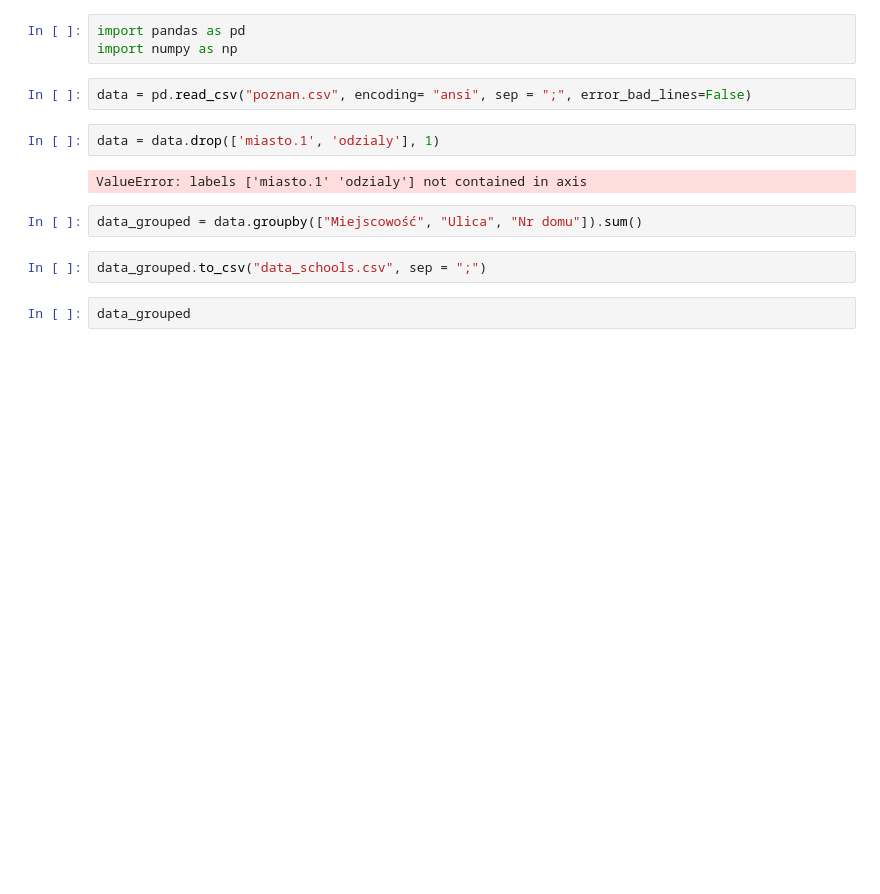
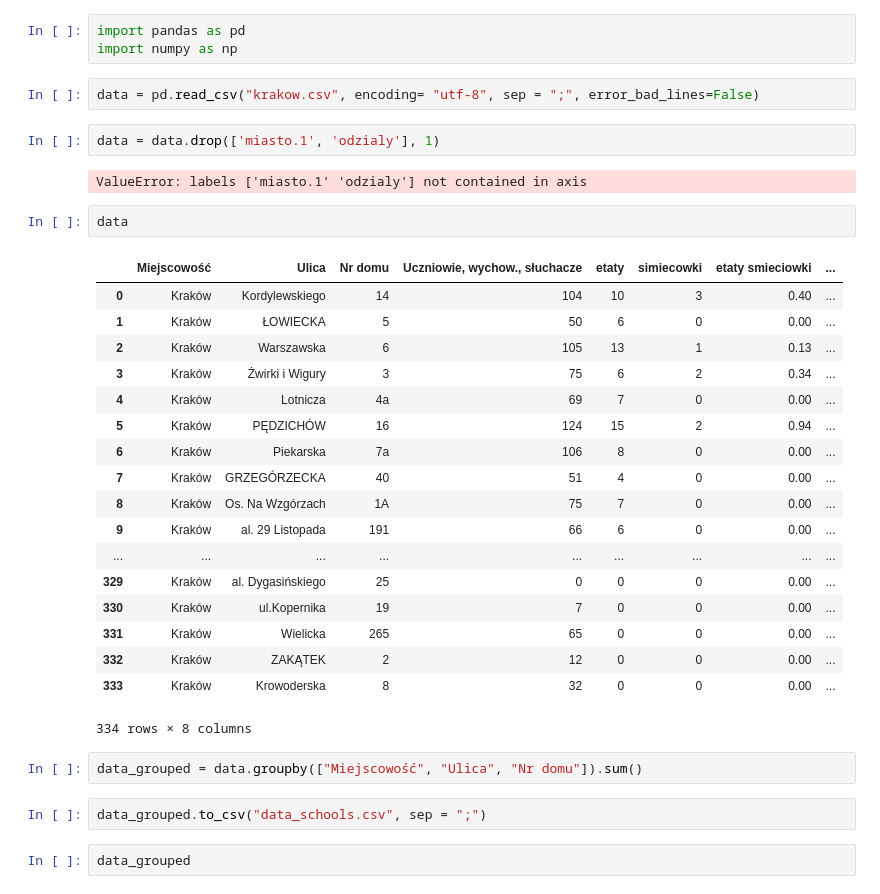
Before and after one commit to puchmichal/peki-mad, a Jupyter notebook: schools_to_csv.ipynb, the cells around one changed output. Saved outputs shown, nothing was run; the diff lists cells and outputs as text; blank space fills up the shorter version.

```diff
--- a/schools_to_csv.ipynb
+++ b/schools_to_csv.ipynb
@@ -2,11 +2,32 @@
 import pandas as pd
 import numpy as np
 # %%
-data = pd.read_csv("poznan.csv", encoding= "ansi", sep = ";", error_bad_lines=False)
+data = pd.read_csv("krakow.csv", encoding= "utf-8", sep = ";", error_bad_lines=False)
 # %%
 data = data.drop(['miasto.1', 'odzialy'], 1)
 # %% [output]
 ValueError: labels ['miasto.1' 'odzialy'] not contained in axis
+# %%
+data
+# %% [output]
+|  | Miejscowość | Ulica | Nr domu | Uczniowie, wychow., słuchacze | etaty | simiecowki | etaty smieciowki | ... |
+| 0 | Kraków | Kordylewskiego | 14 | 104 | 10 | 3 | 0.40 | ... |
+| 1 | Kraków | ŁOWIECKA | 5 | 50 | 6 | 0 | 0.00 | ... |
+| 2 | Kraków | Warszawska | 6 | 105 | 13 | 1 | 0.13 | ... |
+| 3 | Kraków | Żwirki i Wigury | 3 | 75 | 6 | 2 | 0.34 | ... |
+| 4 | Kraków | Lotnicza | 4a | 69 | 7 | 0 | 0.00 | ... |
+| 5 | Kraków | PĘDZICHÓW | 16 | 124 | 15 | 2 | 0.94 | ... |
+| 6 | Kraków | Piekarska | 7a | 106 | 8 | 0 | 0.00 | ... |
+| 7 | Kraków | GRZEGÓRZECKA | 40 | 51 | 4 | 0 | 0.00 | ... |
+| 8 | Kraków | Os. Na Wzgórzach | 1A | 75 | 7 | 0 | 0.00 | ... |
+| 9 | Kraków | al. 29 Listopada | 191 | 66 | 6 | 0 | 0.00 | ... |
+| ... | ... | ... | ... | ... | ... | ... | ... | ... |
+| 329 | Kraków | al. Dygasińskiego | 25 | 0 | 0 | 0 | 0.00 | ... |
+| 330 | Kraków | ul.Kopernika | 19 | 7 | 0 | 0 | 0.00 | ... |
+| 331 | Kraków | Wielicka | 265 | 65 | 0 | 0 | 0.00 | ... |
+| 332 | Kraków | ZAKĄTEK | 2 | 12 | 0 | 0 | 0.00 | ... |
+| 333 | Kraków | Krowoderska | 8 | 32 | 0 | 0 | 0.00 | ... |
+334 rows × 8 columns
 # %%
 data_grouped = data.groupby(["Miejscowość", "Ulica", "Nr domu"]).sum()
 # %%
```
Also changed, not shown: parts of 1 cell of this notebook, 2 other files.
